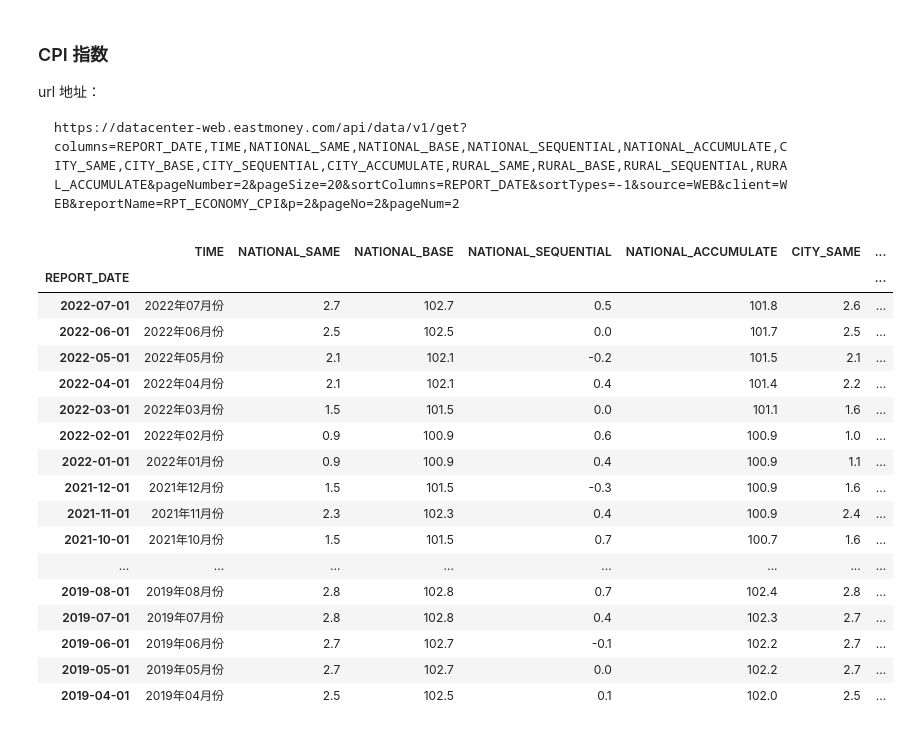
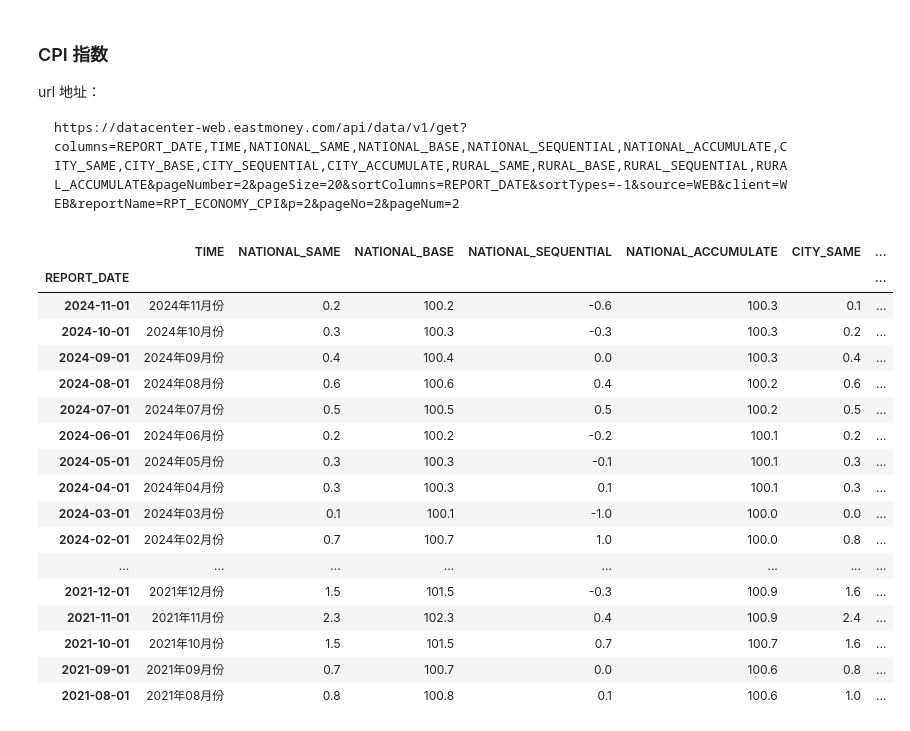
Before and after one commit to twn39/scinotebook, a Jupyter notebook: Finance/经济数据.ipynb, the cells around one changed output. Saved outputs shown, nothing was run; the diff lists cells and outputs as text; code cells hidden in the pictures.

```diff
--- a/Finance/经济数据.ipynb
+++ b/Finance/经济数据.ipynb
@@ -13,33 +13,34 @@ https://datacenter-web.eastmoney.com/api/data/v1/get?columns=REPORT_DATE,TIME,NA
 # %%
 import httpx
 import pandas as pd
 import json
 from io import StringIO
 
 url = "https://datacenter-web.eastmoney.com/api/data/v1/get?columns=REPORT_DATE,TIME,NATIONAL_SAME,NATIONAL_BASE,NATIONAL_SEQUENTIAL,NATIONAL_ACCUMULATE,CITY_SAME,CITY_BASE,CITY_SEQUENTIAL,CITY_ACCUMULATE,RURAL_SAME,RURAL_BASE,RURAL_SEQUENTIAL,RURAL_ACCUMULATE&pageNumber=1&pageSize=40&sortColumns=REPORT_DATE&sortTypes=-1&source=WEB&client=WEB&reportName=RPT_ECONOMY_CPI&p=1&pageNo=1"
 r = httpx.get(url)
 data = json.loads(r.text)
 result = data['result']['data']
-df = pd.read_json(json.dumps(result), orient="records")
+json_data = StringIO(json.dumps(result))
+df = pd.read_json(json_data, orient="records")
 df['REPORT_DATE'] = pd.to_datetime(df['REPORT_DATE'])
 df = df.set_index('REPORT_DATE')
 df
 # %% [output]
 |  | TIME | NATIONAL_SAME | NATIONAL_BASE | NATIONAL_SEQUENTIAL | NATIONAL_ACCUMULATE | CITY_SAME | ... |
 | REPORT_DATE |  |  |  |  |  |  | ... |
-| 2022-07-01 | 2022年07月份 | 2.7 | 102.7 | 0.5 | 101.8 | 2.6 | ... |
-| 2022-06-01 | 2022年06月份 | 2.5 | 102.5 | 0.0 | 101.7 | 2.5 | ... |
-| 2022-05-01 | 2022年05月份 | 2.1 | 102.1 | -0.2 | 101.5 | 2.1 | ... |
-| 2022-04-01 | 2022年04月份 | 2.1 | 102.1 | 0.4 | 101.4 | 2.2 | ... |
-| 2022-03-01 | 2022年03月份 | 1.5 | 101.5 | 0.0 | 101.1 | 1.6 | ... |
-| 2022-02-01 | 2022年02月份 | 0.9 | 100.9 | 0.6 | 100.9 | 1.0 | ... |
-| 2022-01-01 | 2022年01月份 | 0.9 | 100.9 | 0.4 | 100.9 | 1.1 | ... |
+| 2024-11-01 | 2024年11月份 | 0.2 | 100.2 | -0.6 | 100.3 | 0.1 | ... |
+| 2024-10-01 | 2024年10月份 | 0.3 | 100.3 | -0.3 | 100.3 | 0.2 | ... |
+| 2024-09-01 | 2024年09月份 | 0.4 | 100.4 | 0.0 | 100.3 | 0.4 | ... |
+| 2024-08-01 | 2024年08月份 | 0.6 | 100.6 | 0.4 | 100.2 | 0.6 | ... |
+| 2024-07-01 | 2024年07月份 | 0.5 | 100.5 | 0.5 | 100.2 | 0.5 | ... |
+| 2024-06-01 | 2024年06月份 | 0.2 | 100.2 | -0.2 | 100.1 | 0.2 | ... |
+| 2024-05-01 | 2024年05月份 | 0.3 | 100.3 | -0.1 | 100.1 | 0.3 | ... |
+| 2024-04-01 | 2024年04月份 | 0.3 | 100.3 | 0.1 | 100.1 | 0.3 | ... |
+| 2024-03-01 | 2024年03月份 | 0.1 | 100.1 | -1.0 | 100.0 | 0.0 | ... |
+| 2024-02-01 | 2024年02月份 | 0.7 | 100.7 | 1.0 | 100.0 | 0.8 | ... |
+| ... | ... | ... | ... | ... | ... | ... | ... |
 | 2021-12-01 | 2021年12月份 | 1.5 | 101.5 | -0.3 | 100.9 | 1.6 | ... |
 | 2021-11-01 | 2021年11月份 | 2.3 | 102.3 | 0.4 | 100.9 | 2.4 | ... |
 | 2021-10-01 | 2021年10月份 | 1.5 | 101.5 | 0.7 | 100.7 | 1.6 | ... |
-| ... | ... | ... | ... | ... | ... | ... | ... |
-| 2019-08-01 | 2019年08月份 | 2.8 | 102.8 | 0.7 | 102.4 | 2.8 | ... |
-| 2019-07-01 | 2019年07月份 | 2.8 | 102.8 | 0.4 | 102.3 | 2.7 | ... |
-| 2019-06-01 | 2019年06月份 | 2.7 | 102.7 | -0.1 | 102.2 | 2.7 | ... |
-| 2019-05-01 | 2019年05月份 | 2.7 | 102.7 | 0.0 | 102.2 | 2.7 | ... |
-| 2019-04-01 | 2019年04月份 | 2.5 | 102.5 | 0.1 | 102.0 | 2.5 | ... |
+| 2021-09-01 | 2021年09月份 | 0.7 | 100.7 | 0.0 | 100.6 | 0.8 | ... |
+| 2021-08-01 | 2021年08月份 | 0.8 | 100.8 | 0.1 | 100.6 | 1.0 | ... |
```
Also changed, not shown: 5 other files.
